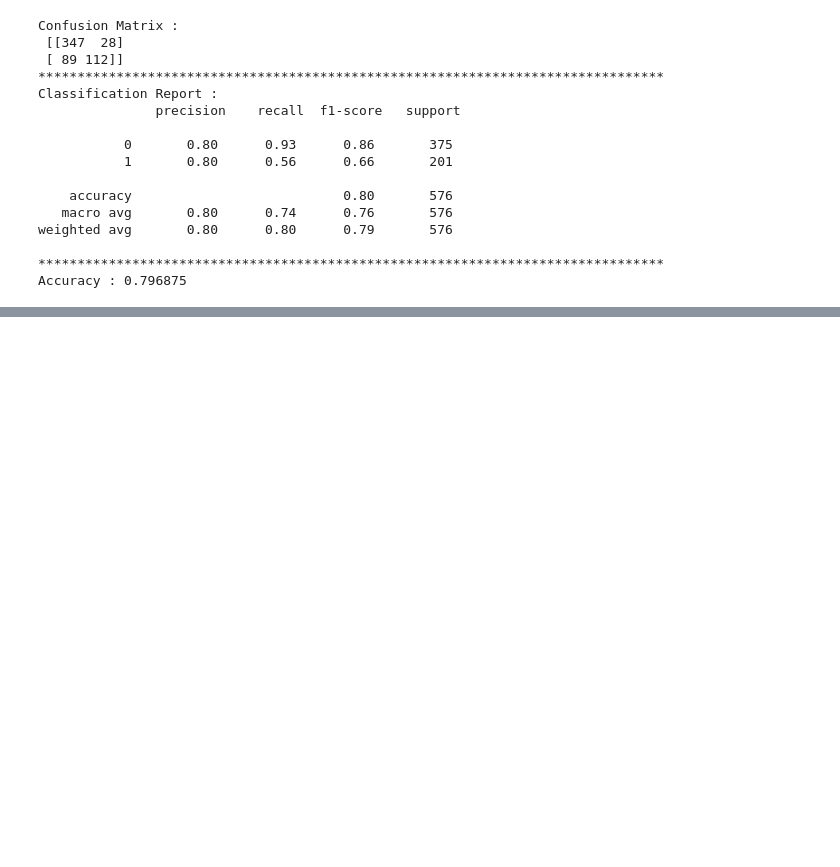
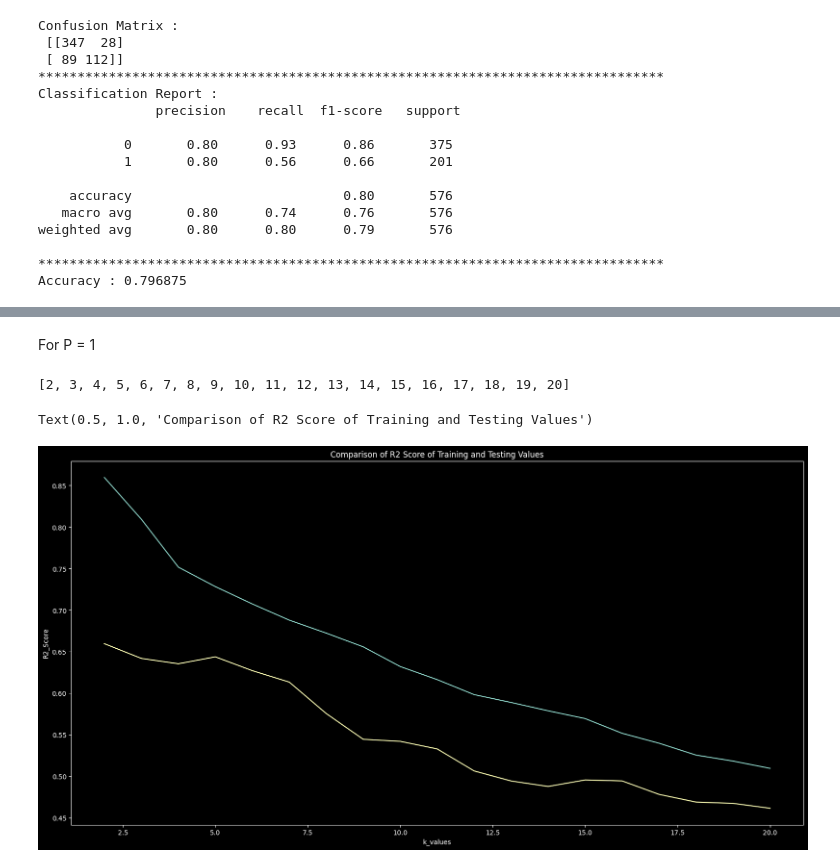
Before and after one commit to abhishek2young/Python-Hands-ON, a Jupyter notebook: KNN_revision.ipynb, the cells around one changed output, grey strips where cells are left out. Saved outputs shown, nothing was run; the diff lists cells and outputs as text; code cells hidden in the pictures; blank space fills up the shorter version.

```diff
--- a/KNN_revision.ipynb
+++ b/KNN_revision.ipynb
@@ -1189,0 +1374,3 @@ Accuracy : 0.796875
+# %%
+x=df.drop("medv",axis=1)
+y=df["medv"]
@@ -1189,0 +1408,2 @@ Accuracy : 0.796875
+# %%
+x_train,x_test,y_train,y_test = train_test_split(x,y,test_size=0.20,random_state=22)
@@ -1189,0 +1443,3 @@ Accuracy : 0.796875
+# %%
+knn_reg = KNeighborsRegressor(n_neighbors=5,p=1)
+knn_reg.fit(x_train,y_train)
@@ -1189,0 +1494,28 @@ Accuracy : 0.796875
+# %% [markdown]
+For P = 1
+# %%
+k_values = range(2,21)
+list(k_values)
+# %% [output]
+[2, 3, 4, 5, 6, 7, 8, 9, 10, 11, 12, 13, 14, 15, 16, 17, 18, 19, 20]
+# %%
+r2_train_list_p1 = []
+r2_testing_list_p1 = []
+for k in k_values:
+    knn_reg = KNeighborsRegressor(n_neighbors=k,p=1)
+    knn_reg.fit(x_train,y_train)
+    r2_training=knn_reg.score(x_train,y_train)
+    r2_train_list_p1.append(r2_training)
+
+    r2_testing=knn_reg.score(x_test,y_test)
+    r2_testing_list_p1.append(r2_testing)
+
+plt.figure(figsize=(20,10))
+plt.plot(k_values,r2_train_list_p1)
+plt.plot(k_values,r2_testing_list_p1)
+plt.xlabel("k_values")
+plt.ylabel("R2_Score")
+plt.title("Comparison of R2 Score of Training and Testing Values")
+# %% [output]
+Text(0.5, 1.0, 'Comparison of R2 Score of Training and Testing Values')
+[figure, added]
```
Also changed, not shown: parts of 119 cells of this notebook.
